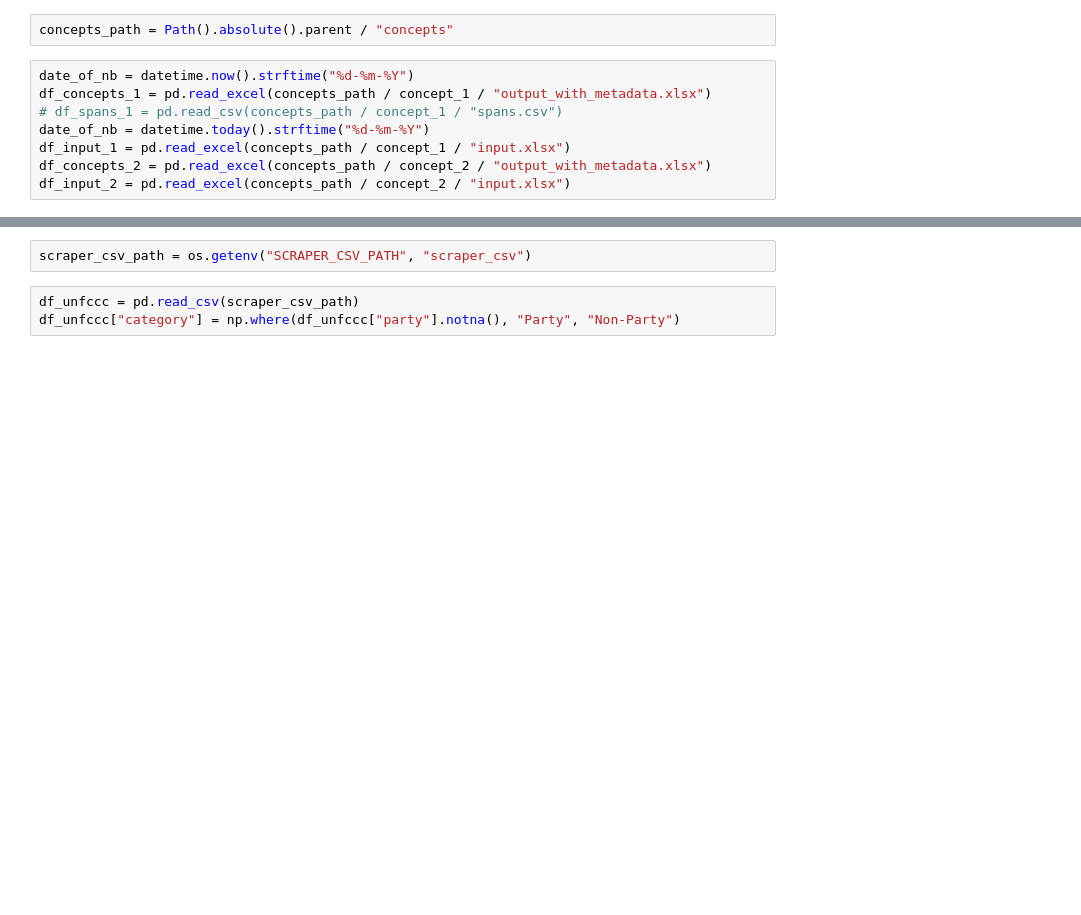
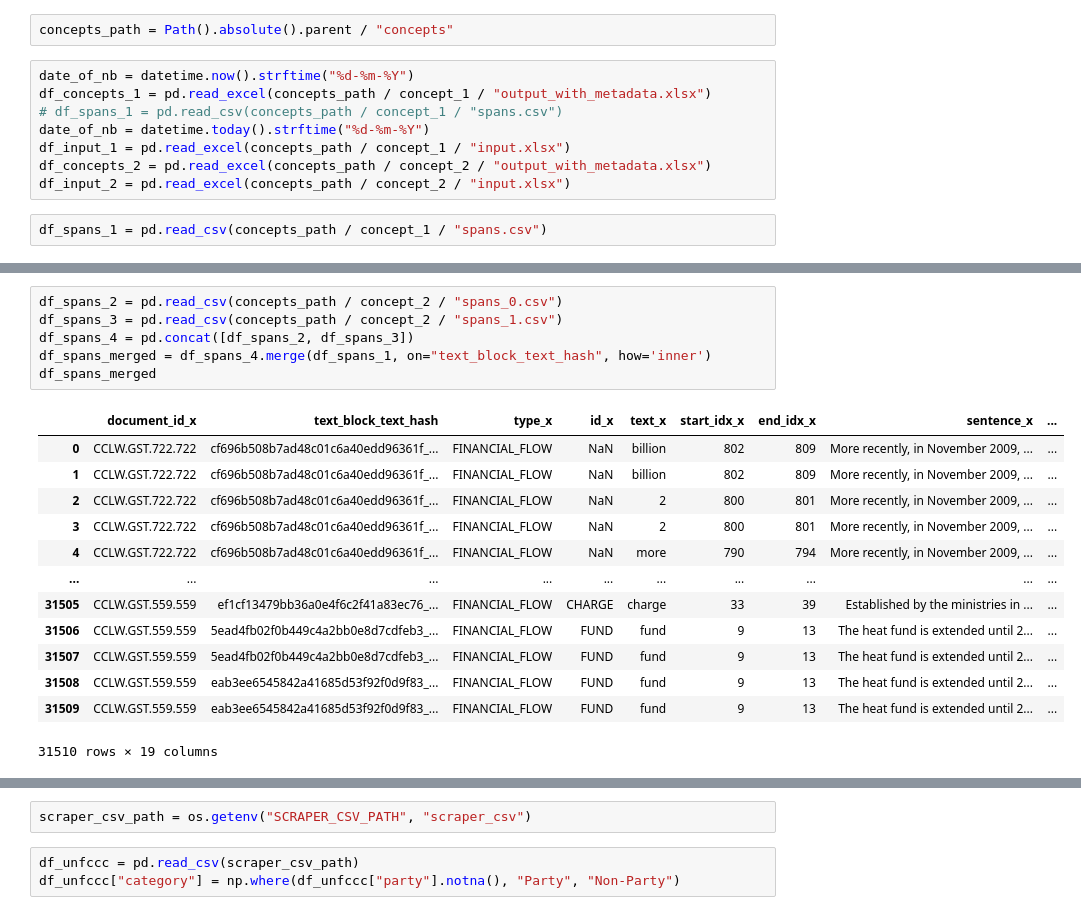
Before and after one commit to climatepolicyradar/global-stocktake, a Jupyter notebook: notebooks/co-occurrence-report.ipynb, the cells around one changed output, grey strips where cells are left out. Drawn from its saved outputs; the diff is of its cells as text; blank space fills up the shorter version.

```diff
--- a/notebooks/co-occurrence-report.ipynb
+++ b/notebooks/co-occurrence-report.ipynb
@@ -52,3 +52,5 @@ date_of_nb = datetime.today().strftime("%d-%m-%Y")
 df_input_1 = pd.read_excel(concepts_path / concept_1 / "input.xlsx")
 df_concepts_2 = pd.read_excel(concepts_path / concept_2 / "output_with_metadata.xlsx")
 df_input_2 = pd.read_excel(concepts_path / concept_2 / "input.xlsx")
+# %%
+df_spans_1 = pd.read_csv(concepts_path / concept_1 / "spans.csv")
@@ -54,0 +66,20 @@ df_input_2 = pd.read_excel(concepts_path / concept_2 / "input.xlsx")
+# %%
+df_spans_2 = pd.read_csv(concepts_path / concept_2 / "spans_0.csv")
+df_spans_3 = pd.read_csv(concepts_path / concept_2 / "spans_1.csv")
+df_spans_4 = pd.concat([df_spans_2, df_spans_3])
+df_spans_merged = df_spans_4.merge(df_spans_1, on="text_block_text_hash", how='inner')
+df_spans_merged
+# %% [output]
+|  | document_id_x | text_block_text_hash | type_x | id_x | text_x | start_idx_x | end_idx_x | sentence_x | ... |
+| 0 | CCLW.GST.722.722 | cf696b508b7ad48c01c6a40edd96361f_... | FINANCIAL_FLOW | NaN | billion | 802 | 809 | More recently, in November 2009, ... | ... |
+| 1 | CCLW.GST.722.722 | cf696b508b7ad48c01c6a40edd96361f_... | FINANCIAL_FLOW | NaN | billion | 802 | 809 | More recently, in November 2009, ... | ... |
+| 2 | CCLW.GST.722.722 | cf696b508b7ad48c01c6a40edd96361f_... | FINANCIAL_FLOW | NaN | 2 | 800 | 801 | More recently, in November 2009, ... | ... |
+| 3 | CCLW.GST.722.722 | cf696b508b7ad48c01c6a40edd96361f_... | FINANCIAL_FLOW | NaN | 2 | 800 | 801 | More recently, in November 2009, ... | ... |
+| 4 | CCLW.GST.722.722 | cf696b508b7ad48c01c6a40edd96361f_... | FINANCIAL_FLOW | NaN | more | 790 | 794 | More recently, in November 2009, ... | ... |
+| ... | ... | ... | ... | ... | ... | ... | ... | ... | ... |
+| 31505 | CCLW.GST.559.559 | ef1cf13479bb36a0e4f6c2f41a83ec76_... | FINANCIAL_FLOW | CHARGE | charge | 33 | 39 | Established by the ministries in ... | ... |
+| 31506 | CCLW.GST.559.559 | 5ead4fb02f0b449c4a2bb0e8d7cdfeb3_... | FINANCIAL_FLOW | FUND | fund | 9 | 13 | The heat fund is extended until 2... | ... |
+| 31507 | CCLW.GST.559.559 | 5ead4fb02f0b449c4a2bb0e8d7cdfeb3_... | FINANCIAL_FLOW | FUND | fund | 9 | 13 | The heat fund is extended until 2... | ... |
+| 31508 | CCLW.GST.559.559 | eab3ee6545842a41685d53f92f0d9f83_... | FINANCIAL_FLOW | FUND | fund | 9 | 13 | The heat fund is extended until 2... | ... |
+| 31509 | CCLW.GST.559.559 | eab3ee6545842a41685d53f92f0d9f83_... | FINANCIAL_FLOW | FUND | fund | 9 | 13 | The heat fund is extended until 2... | ... |
+31510 rows × 19 columns
```
Also changed, not shown: parts of 11 cells of this notebook, 2 other files.
